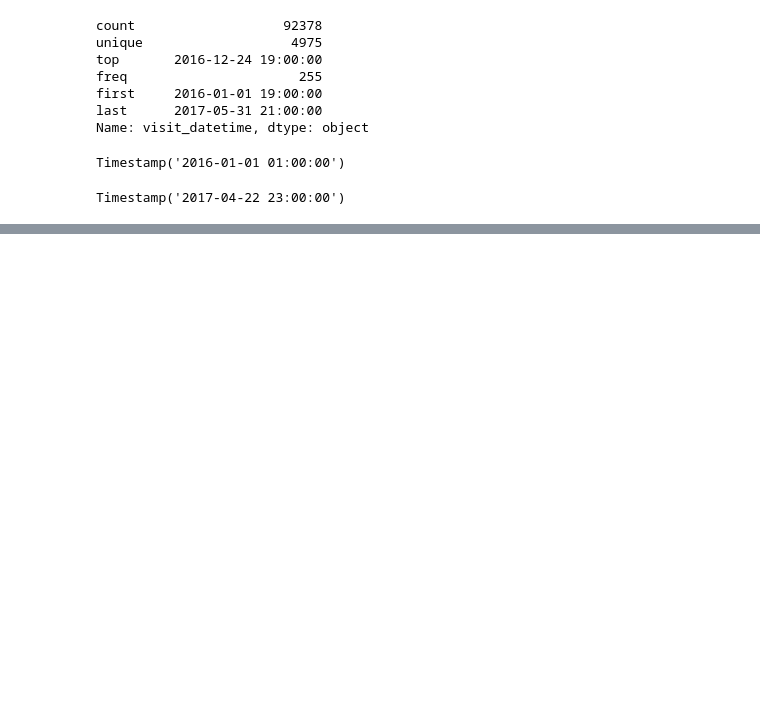
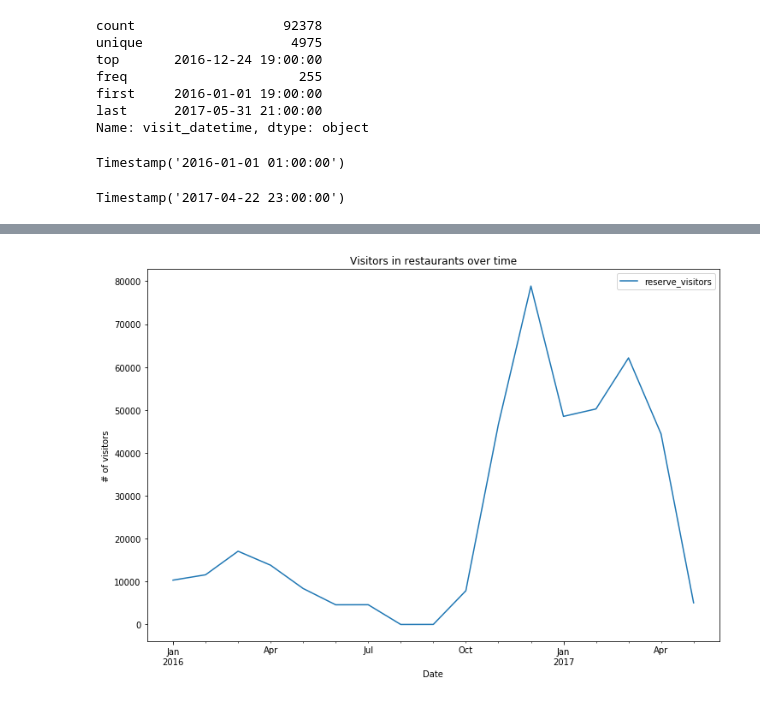
Before and after one commit to galiii/Recruit-Restaurant-Visitor-Forecasting, a Jupyter notebook: data-exploration/air_reserve-exploration.ipynb, the cells around one changed output, grey strips where cells are left out. Drawn from its saved outputs; the diff is of its cells as text; code cells hidden in the pictures; blank space fills up the shorter version.

```diff
--- a/data-exploration/air_reserve-exploration.ipynb
+++ b/data-exploration/air_reserve-exploration.ipynb
@@ -146,0 +208,7 @@ df['reserve_datetime_weekdayname'] = df['reserve_datetime'].dt.weekday_name
+# %%
+ax = df_visits.resample('M').sum().plot(figsize=(12,8),
+                                        title='Visitors in restaurants over time');
+ax.set_xlabel("Date")
+ax.set_ylabel("# of visitors");
+# %% [output]
+[figure, added]
```
Also changed, not shown: parts of 14 cells of this notebook.
